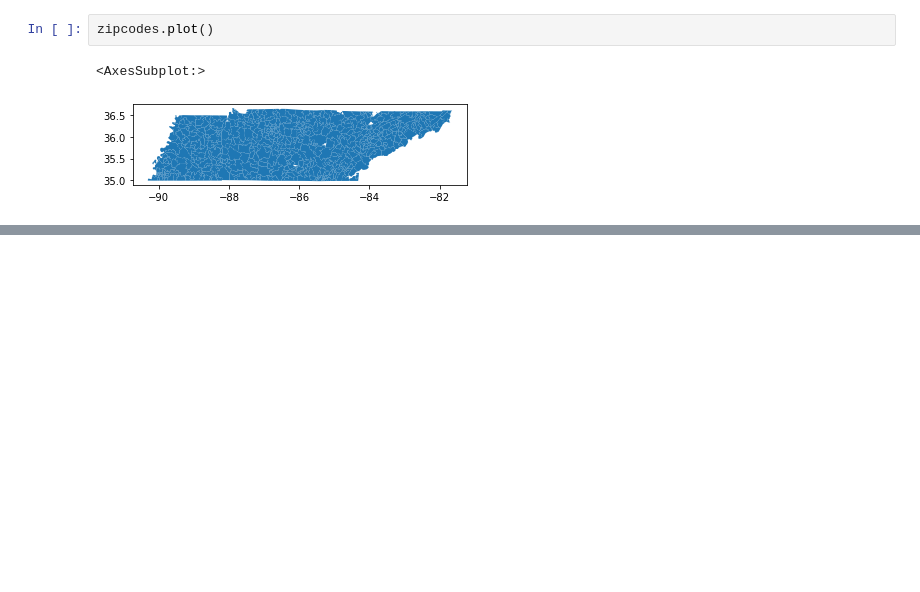
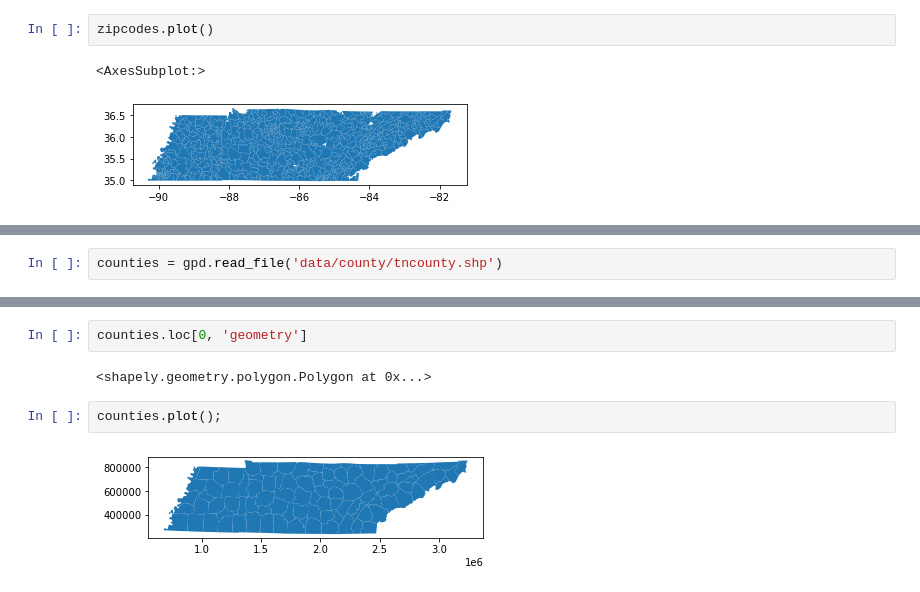
Before and after one commit to bsfcs/smile-on-black_panther, a Jupyter notebook: SmileOnAnalysis.ipynb, the cells around one changed output, grey strips where cells are left out. Drawn from its saved outputs; the diff is of its cells as text; blank space fills up the shorter version.

```diff
--- a/SmileOnAnalysis.ipynb
+++ b/SmileOnAnalysis.ipynb
@@ -330,0 +351,2 @@ ax.axis('off');
+# %%
+counties = gpd.read_file('data/county/tncounty.shp')
@@ -330,0 +362,8 @@ ax.axis('off');
+# %%
+counties.loc[0, 'geometry']
+# %% [output]
+<shapely.geometry.polygon.Polygon at 0x...>
+# %%
+counties.plot();
+# %% [output]
+[figure, added]
```
Also changed, not shown: parts of 32 cells of this notebook.
